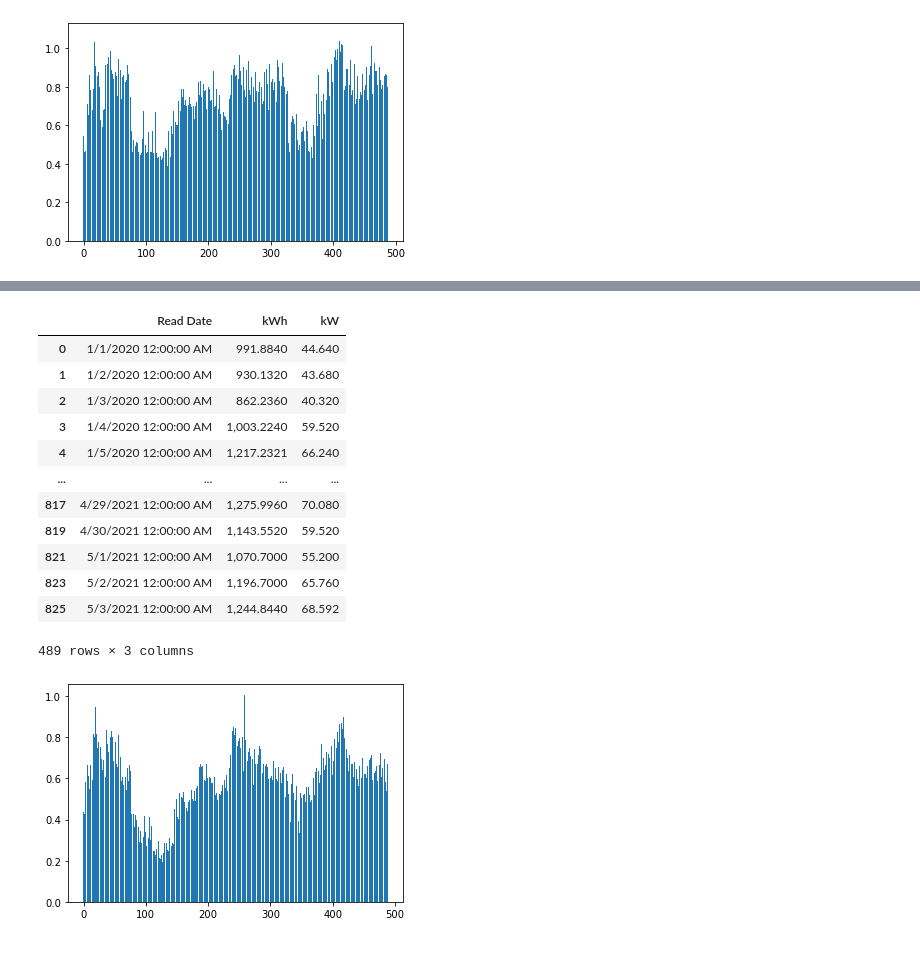
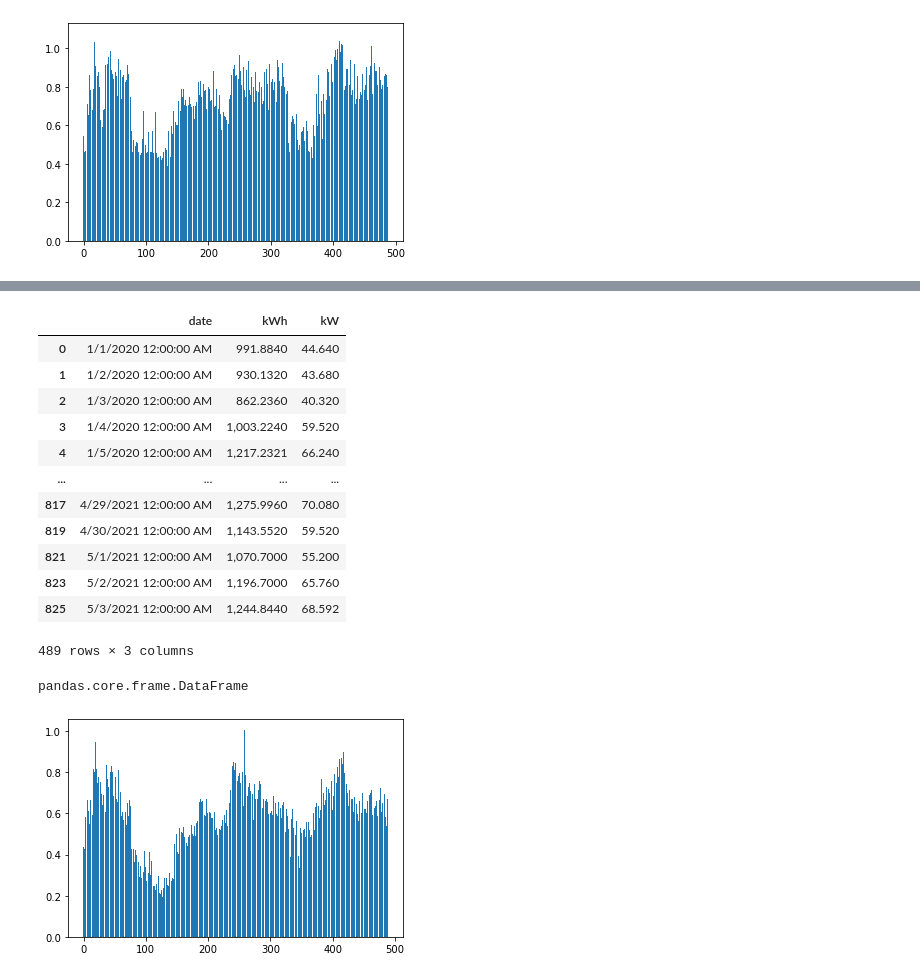
Before and after one commit to jacksonkennedynorris/green_centre, a Jupyter notebook: GreenProject.ipynb, the cells around one changed output, grey strips where cells are left out. Cells and saved outputs as stored; diff of their text form; code cells hidden in the pictures.

```diff
--- a/GreenProject.ipynb
+++ b/GreenProject.ipynb
@@ -207,9 +240,10 @@ Notes:
 # %%
 breck = pd.read_csv("breck_daily.csv")
 breck = breck[breck.kW.notnull()]
+rename_cols(breck)
 breck
 # %% [output]
-|  | Read Date | kWh | kW |
+|  | date | kWh | kW |
 | 0 | 1/1/2020 12:00:00 AM | 991.8840 | 44.640 |
 | 1 | 1/2/2020 12:00:00 AM | 930.1320 | 43.680 |
 | 2 | 1/3/2020 12:00:00 AM | 862.2360 | 40.320 |
@@ -222,6 +256,10 @@ breck
 | 823 | 5/2/2021 12:00:00 AM | 1,196.7000 | 65.760 |
 | 825 | 5/3/2021 12:00:00 AM | 1,244.8440 | 68.592 |
 489 rows × 3 columns
+# %%
+type(breck)
+# %% [output]
+pandas.core.frame.DataFrame
 # %%
 plot_daily_data_capacity(breck,102)
 # %% [output]
```
Also changed, not shown: parts of 19 cells of this notebook.
